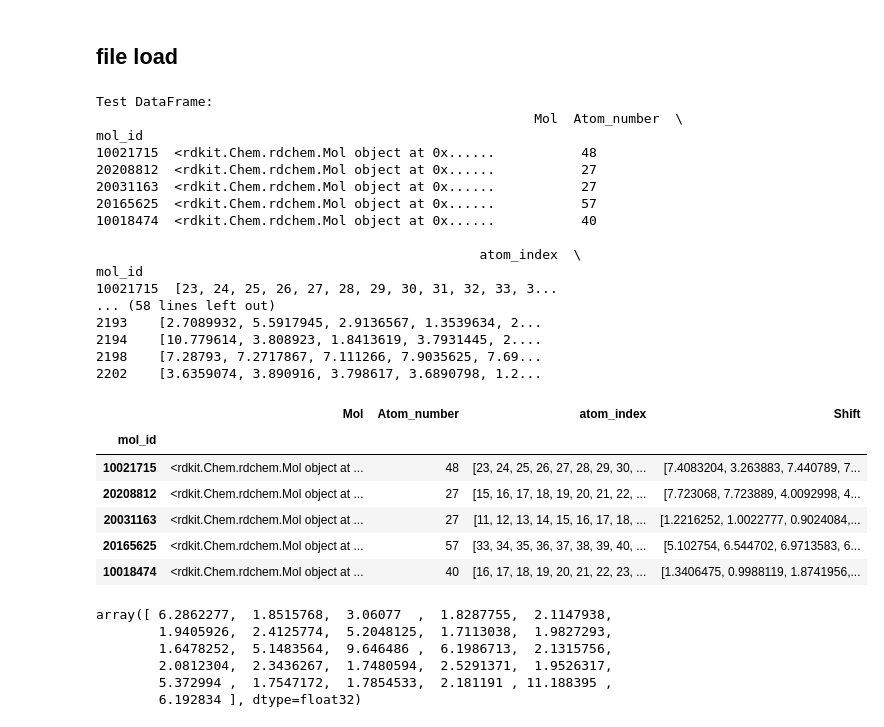
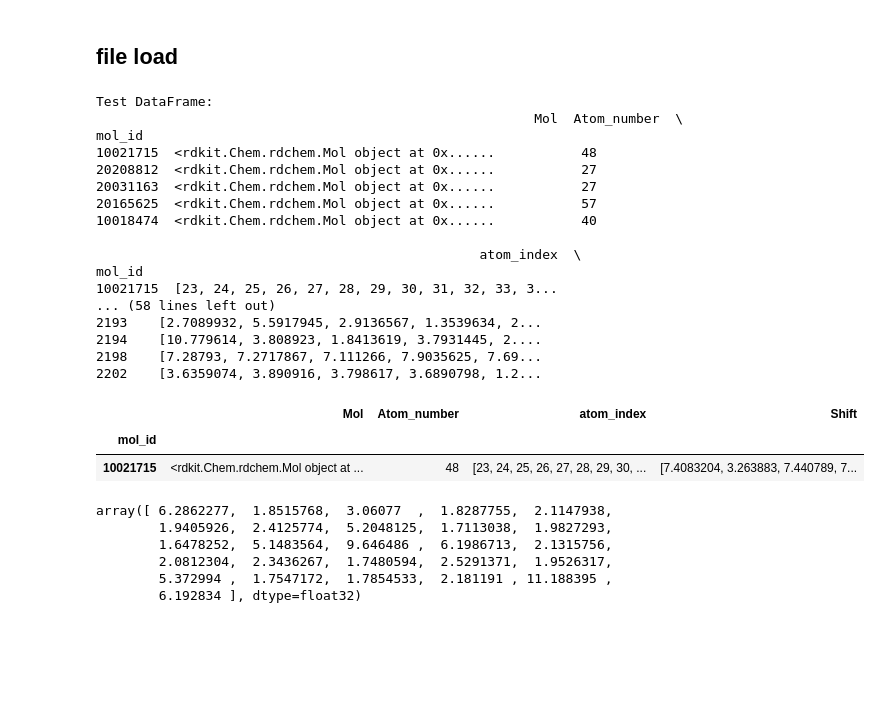
Before and after one commit to DRRoche/CSC461-Project, a Jupyter notebook: scripts/CSC461Project_Experiment.ipynb, the cells around one changed output. Drawn from its saved outputs; the diff is of its cells as text; code cells hidden in the pictures; blank space fills up the shorter version.

```diff
--- a/scripts/CSC461Project_Experiment.ipynb
+++ b/scripts/CSC461Project_Experiment.ipynb
@@ -63,38 +64,34 @@ valid_df = pd.read_pickle(valid_path, compression='gzip')
 train_df = pd.read_pickle(train_path, compression='gzip')
 
 # Display the DataFrames
 print("Test DataFrame:")
 print(test_df.head())
 print("\nValidation DataFrame:")
 print(valid_df.head())
 print("\nTraining DataFrame:")
 print(train_df.head())
-test_df.head()
+test_df.head(1)
 # %% [output]
 Test DataFrame:
                                                         Mol  Atom_number  \
 mol_id
 10021715  <rdkit.Chem.rdchem.Mol object at 0x......           48
 20208812  <rdkit.Chem.rdchem.Mol object at 0x......           27
 20031163  <rdkit.Chem.rdchem.Mol object at 0x......           27
 20165625  <rdkit.Chem.rdchem.Mol object at 0x......           57
 10018474  <rdkit.Chem.rdchem.Mol object at 0x......           40
 
                                                  atom_index  \
 mol_id
 10021715  [23, 24, 25, 26, 27, 28, 29, 30, 31, 32, 33, 3...
 ... (58 lines left out)
 2193    [2.7089932, 5.5917945, 2.9136567, 1.3539634, 2...
 2194    [10.779614, 3.808923, 1.8413619, 3.7931445, 2....
 2198    [7.28793, 7.2717867, 7.111266, 7.9035625, 7.69...
 2202    [3.6359074, 3.890916, 3.798617, 3.6890798, 1.2...
 |  | Mol | Atom_number | atom_index | Shift |
 | mol_id |  |  |  |  |
 | 10021715 | <rdkit.Chem.rdchem.Mol object at ... | 48 | [23, 24, 25, 26, 27, 28, 29, 30, ... | [7.4083204, 3.263883, 7.440789, 7... |
-| 20208812 | <rdkit.Chem.rdchem.Mol object at ... | 27 | [15, 16, 17, 18, 19, 20, 21, 22, ... | [7.723068, 7.723889, 4.0092998, 4... |
-| 20031163 | <rdkit.Chem.rdchem.Mol object at ... | 27 | [11, 12, 13, 14, 15, 16, 17, 18, ... | [1.2216252, 1.0022777, 0.9024084,... |
-| 20165625 | <rdkit.Chem.rdchem.Mol object at ... | 57 | [33, 34, 35, 36, 37, 38, 39, 40, ... | [5.102754, 6.544702, 6.9713583, 6... |
-| 10018474 | <rdkit.Chem.rdchem.Mol object at ... | 40 | [16, 17, 18, 19, 20, 21, 22, 23, ... | [1.3406475, 0.9988119, 1.8741956,... |
 # %%
 y_train = train_df.Shift.values
 y_test = test_df.Shift.values
```
Also changed, not shown: parts of 14 cells of this notebook.
